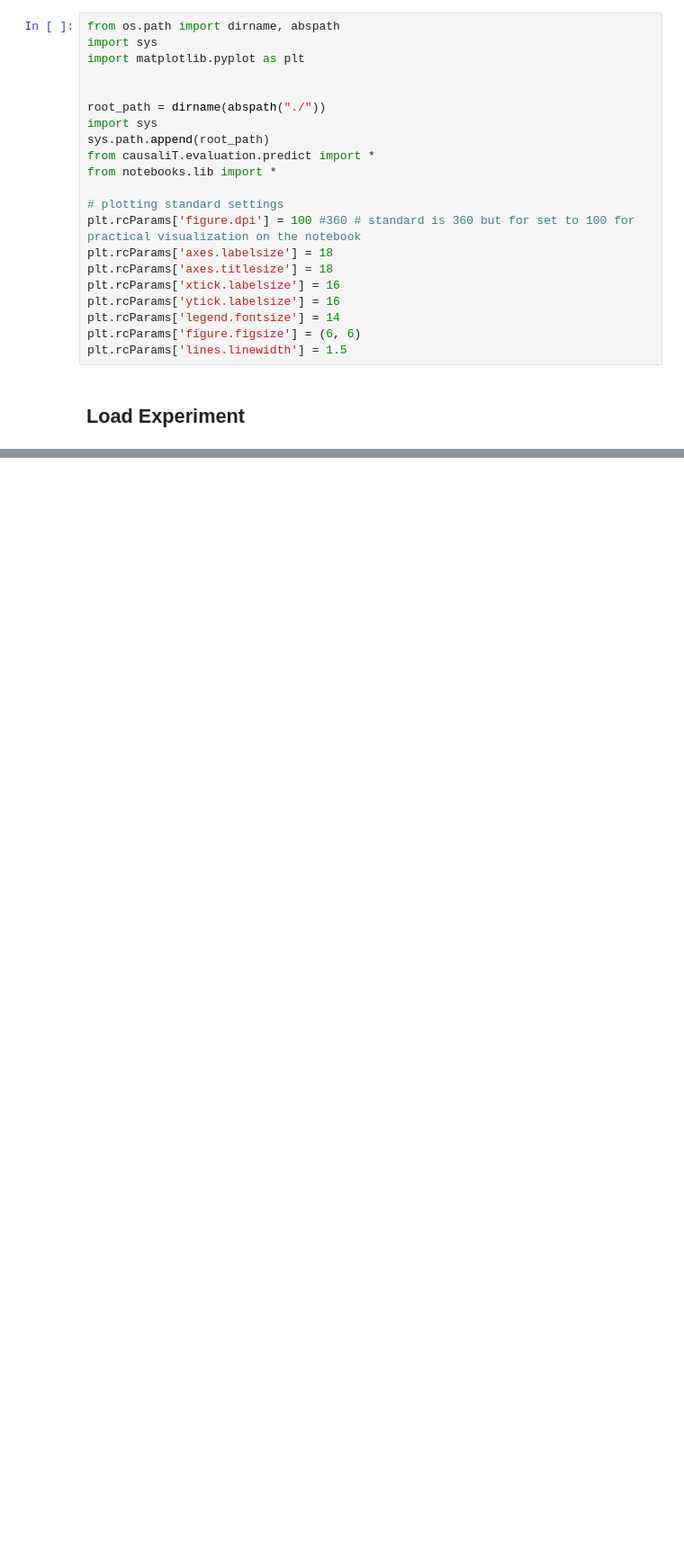
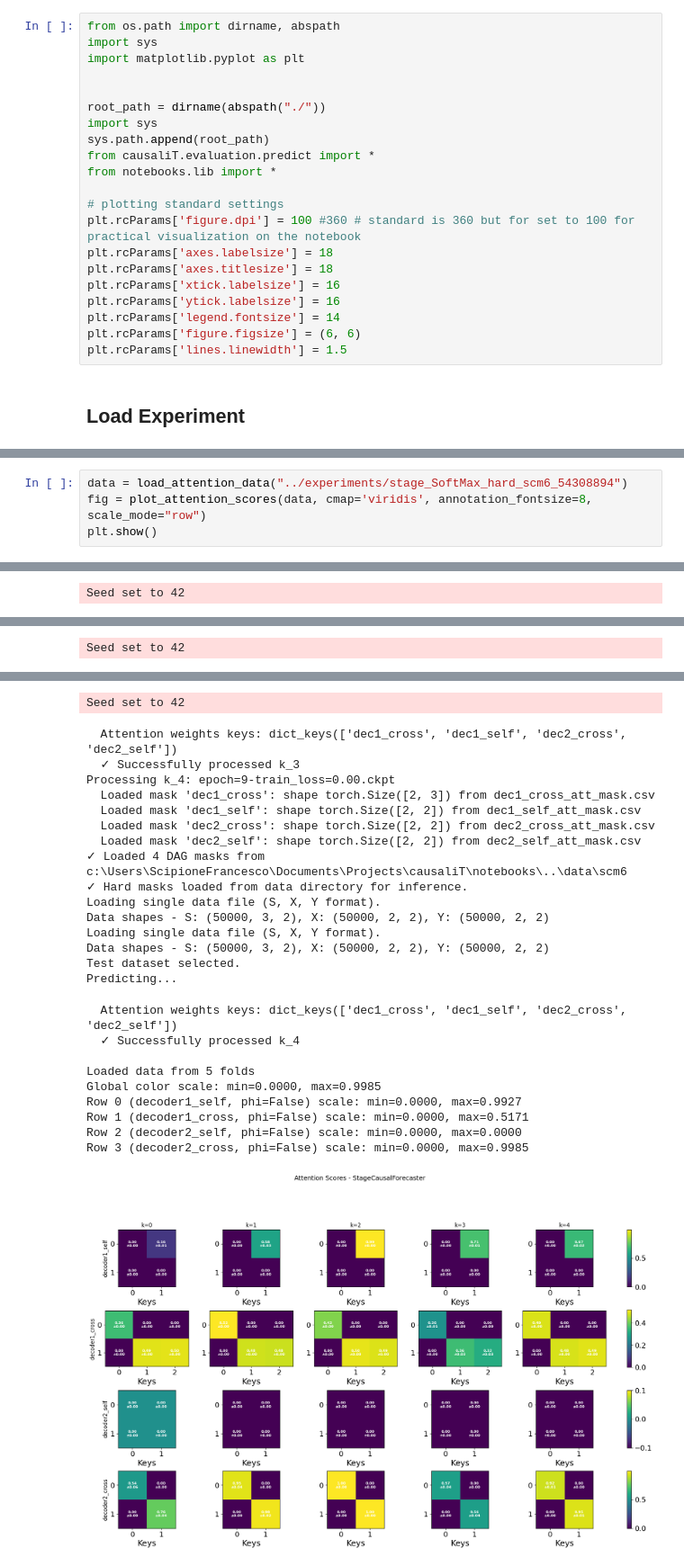
Before and after one commit to scipi1/causaliT, a Jupyter notebook: notebooks/nb_attention_score.ipynb, the cells around one changed output, grey strips where cells are left out. Shown at 90% size. Drawn from its saved outputs; the diff is of its cells as text; blank space fills up the shorter version.

```diff
--- a/notebooks/nb_attention_score.ipynb
+++ b/notebooks/nb_attention_score.ipynb
@@ -155,0 +255,5 @@ Row 3 (decoder2_cross, phi=False) scale: min=0.0125, max=0.9875
+# %%
+data = load_attention_data("../experiments/stage_SoftMax_hard_scm6_54308894")
+fig = plot_attention_scores(data, cmap='viridis', annotation_fontsize=8, scale_mode="row")
+plt.show()
+# %% [output]
@@ -155,0 +292 @@ Row 3 (decoder2_cross, phi=False) scale: min=0.0125, max=0.9875
+Seed set to 42
@@ -155,0 +308 @@ Row 3 (decoder2_cross, phi=False) scale: min=0.0125, max=0.9875
+Seed set to 42
@@ -155,0 +324,26 @@ Row 3 (decoder2_cross, phi=False) scale: min=0.0125, max=0.9875
+Seed set to 42
+  Attention weights keys: dict_keys(['dec1_cross', 'dec1_self', 'dec2_cross', 'dec2_self'])
+  ✓ Successfully processed k_3
+Processing k_4: epoch=9-train_loss=0.00.ckpt
+  Loaded mask 'dec1_cross': shape torch.Size([2, 3]) from dec1_cross_att_mask.csv
+  Loaded mask 'dec1_self': shape torch.Size([2, 2]) from dec1_self_att_mask.csv
+  Loaded mask 'dec2_cross': shape torch.Size([2, 2]) from dec2_cross_att_mask.csv
+  Loaded mask 'dec2_self': shape torch.Size([2, 2]) from dec2_self_att_mask.csv
+✓ Loaded 4 DAG masks from c:\Users\ScipioneFrancesco\Documents\Projects\causaliT\notebooks\..\data\scm6
+✓ Hard masks loaded from data directory for inference.
+Loading single data file (S, X, Y format).
+Data shapes - S: (50000, 3, 2), X: (50000, 2, 2), Y: (50000, 2, 2)
+Loading single data file (S, X, Y format).
+Data shapes - S: (50000, 3, 2), X: (50000, 2, 2), Y: (50000, 2, 2)
+Test dataset selected.
+Predicting...
+  Attention weights keys: dict_keys(['dec1_cross', 'dec1_self', 'dec2_cross', 'dec2_self'])
+  ✓ Successfully processed k_4
+
+Loaded data from 5 folds
+Global color scale: min=0.0000, max=0.9985
+Row 0 (decoder1_self, phi=False) scale: min=0.0000, max=0.9927
+Row 1 (decoder1_cross, phi=False) scale: min=0.0000, max=0.5171
+Row 2 (decoder2_self, phi=False) scale: min=0.0000, max=0.0000
+Row 3 (decoder2_cross, phi=False) scale: min=0.0000, max=0.9985
+[figure, added]
```
Also changed, not shown: parts of 4 cells of this notebook, 33 other files.
